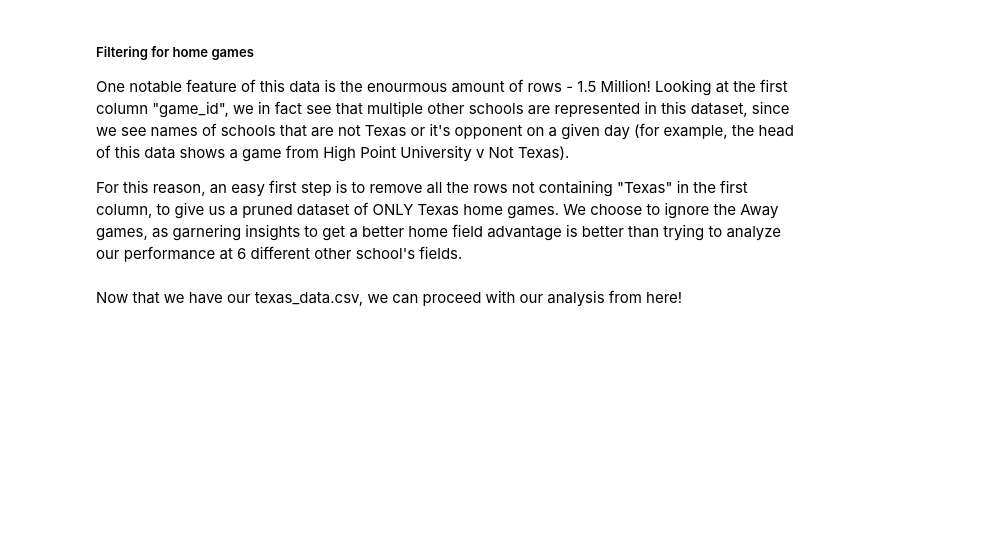
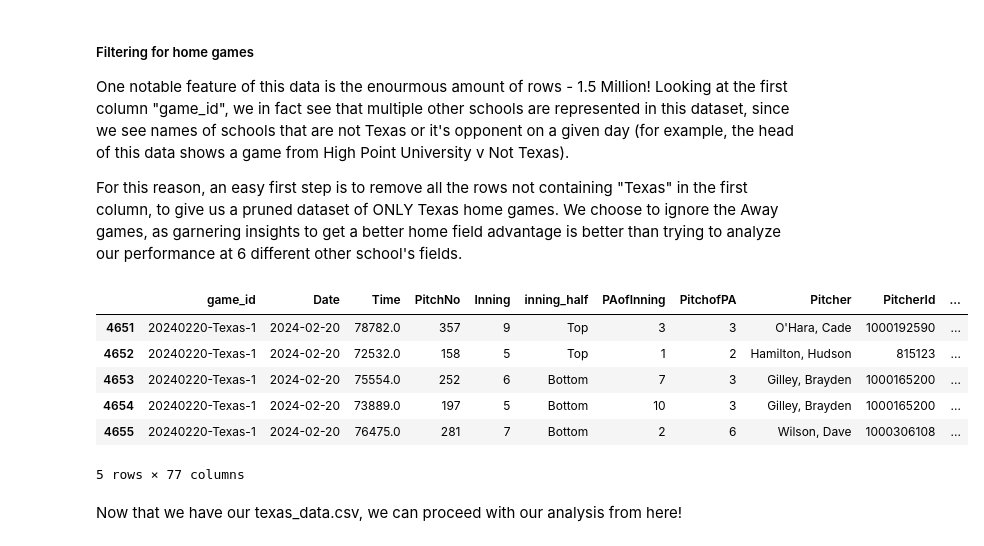
Before and after one commit to dylan-dang/baseball-ml-project, a Jupyter notebook: notebook.ipynb, the cells around one changed output. Saved outputs shown, nothing was run; the diff lists cells and outputs as text; code cells hidden in the pictures; blank space fills up the shorter version.

```diff
--- a/notebook.ipynb
+++ b/notebook.ipynb
@@ -50,11 +55,19 @@ One notable feature of this data is the enourmous amount of rows - 1.5 Million!
 
 For this reason, an easy first step is to remove all the rows not containing "Texas" in the first column, to give us a pruned dataset of ONLY Texas home games. We choose to ignore the Away games, as garnering insights to get a better home field advantage is better than trying to analyze our performance at 6 different other school's fields.
 # %%
-texas_data = data[data['game_id'].str.contains("Texas", na=False)]
+texas_data = raw_data[raw_data['game_id'].str.contains("Texas", na=False)]
 
 texas_data.to_csv("texas_data.csv", index=False)
 
 texas_data.head()
+# %% [output]
+|  | game_id | Date | Time | PitchNo | Inning | inning_half | PAofInning | PitchofPA | Pitcher | PitcherId | ... |
+| 4651 | 20240220-Texas-1 | 2024-02-20 | 78782.0 | 357 | 9 | Top | 3 | 3 | O'Hara, Cade | 1000192590 | ... |
+| 4652 | 20240220-Texas-1 | 2024-02-20 | 72532.0 | 158 | 5 | Top | 1 | 2 | Hamilton, Hudson | 815123 | ... |
+| 4653 | 20240220-Texas-1 | 2024-02-20 | 75554.0 | 252 | 6 | Bottom | 7 | 3 | Gilley, Brayden | 1000165200 | ... |
+| 4654 | 20240220-Texas-1 | 2024-02-20 | 73889.0 | 197 | 5 | Bottom | 10 | 3 | Gilley, Brayden | 1000165200 | ... |
+| 4655 | 20240220-Texas-1 | 2024-02-20 | 76475.0 | 281 | 7 | Bottom | 2 | 6 | Wilson, Dave | 1000306108 | ... |
+5 rows × 77 columns
 # %% [markdown]
 Now that we have our texas_data.csv, we can proceed with our analysis from here!
 # %% [markdown]
```
Also changed, not shown: parts of 19 cells of this notebook.
